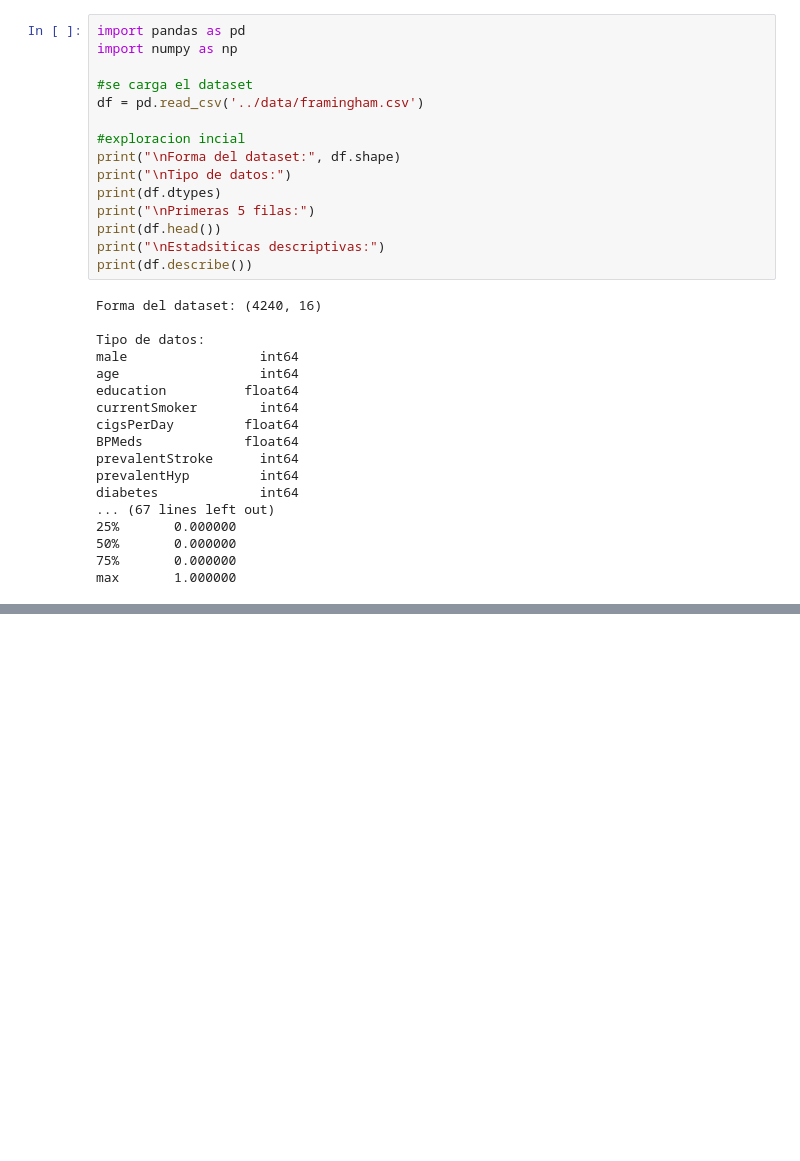
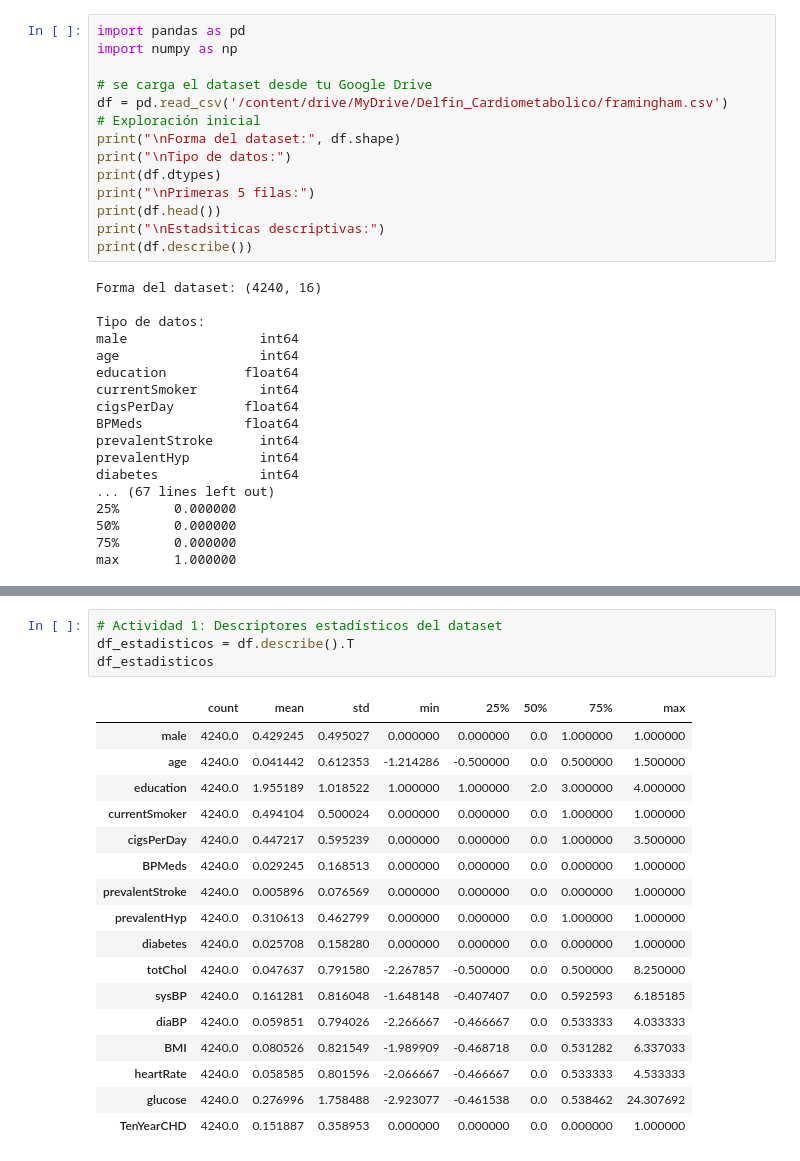
Before and after one commit to jc299708-cmyk/delfin2026-cardiometabolico, a Jupyter notebook: notebooks/semana1_exploracion_incial.ipynb, the cells around one changed output, grey strips where cells are left out. Saved outputs shown, nothing was run; the diff lists cells and outputs as text; blank space fills up the shorter version.

```diff
--- a/notebooks/semana1_exploracion_incial.ipynb
+++ b/notebooks/semana1_exploracion_incial.ipynb
@@ -2,10 +7,9 @@
 import pandas as pd
 import numpy as np
 
-#se carga el dataset
-df = pd.read_csv('../data/framingham.csv')
-
-#exploracion incial
+# se carga el dataset desde tu Google Drive
+df = pd.read_csv('/content/drive/MyDrive/Delfin_Cardiometabolico/framingham.csv')
+# Exploración inicial
 print("\nForma del dataset:", df.shape)
 print("\nTipo de datos:")
 print(df.dtypes)
@@ -33,0 +150,22 @@ max       1.000000
+# %%
+# Actividad 1: Descriptores estadísticos del dataset
+df_estadisticos = df.describe().T
+df_estadisticos
+# %% [output]
+|  | count | mean | std | min | 25% | 50% | 75% | max |
+| male | 4240.0 | 0.429245 | 0.495027 | 0.000000 | 0.000000 | 0.0 | 1.000000 | 1.000000 |
+| age | 4240.0 | 0.041442 | 0.612353 | -1.214286 | -0.500000 | 0.0 | 0.500000 | 1.500000 |
+| education | 4240.0 | 1.955189 | 1.018522 | 1.000000 | 1.000000 | 2.0 | 3.000000 | 4.000000 |
+| currentSmoker | 4240.0 | 0.494104 | 0.500024 | 0.000000 | 0.000000 | 0.0 | 1.000000 | 1.000000 |
+| cigsPerDay | 4240.0 | 0.447217 | 0.595239 | 0.000000 | 0.000000 | 0.0 | 1.000000 | 3.500000 |
+| BPMeds | 4240.0 | 0.029245 | 0.168513 | 0.000000 | 0.000000 | 0.0 | 0.000000 | 1.000000 |
+| prevalentStroke | 4240.0 | 0.005896 | 0.076569 | 0.000000 | 0.000000 | 0.0 | 0.000000 | 1.000000 |
+| prevalentHyp | 4240.0 | 0.310613 | 0.462799 | 0.000000 | 0.000000 | 0.0 | 1.000000 | 1.000000 |
+| diabetes | 4240.0 | 0.025708 | 0.158280 | 0.000000 | 0.000000 | 0.0 | 0.000000 | 1.000000 |
+| totChol | 4240.0 | 0.047637 | 0.791580 | -2.267857 | -0.500000 | 0.0 | 0.500000 | 8.250000 |
+| sysBP | 4240.0 | 0.161281 | 0.816048 | -1.648148 | -0.407407 | 0.0 | 0.592593 | 6.185185 |
+| diaBP | 4240.0 | 0.059851 | 0.794026 | -2.266667 | -0.466667 | 0.0 | 0.533333 | 4.033333 |
+| BMI | 4240.0 | 0.080526 | 0.821549 | -1.989909 | -0.468718 | 0.0 | 0.531282 | 6.337033 |
+| heartRate | 4240.0 | 0.058585 | 0.801596 | -2.066667 | -0.466667 | 0.0 | 0.533333 | 4.533333 |
+| glucose | 4240.0 | 0.276996 | 1.758488 | -2.923077 | -0.461538 | 0.0 | 0.538462 | 24.307692 |
+| TenYearCHD | 4240.0 | 0.151887 | 0.358953 | 0.000000 | 0.000000 | 0.0 | 0.000000 | 1.000000 |
```
Also changed, not shown: parts of 7 cells of this notebook, 1 other file.
